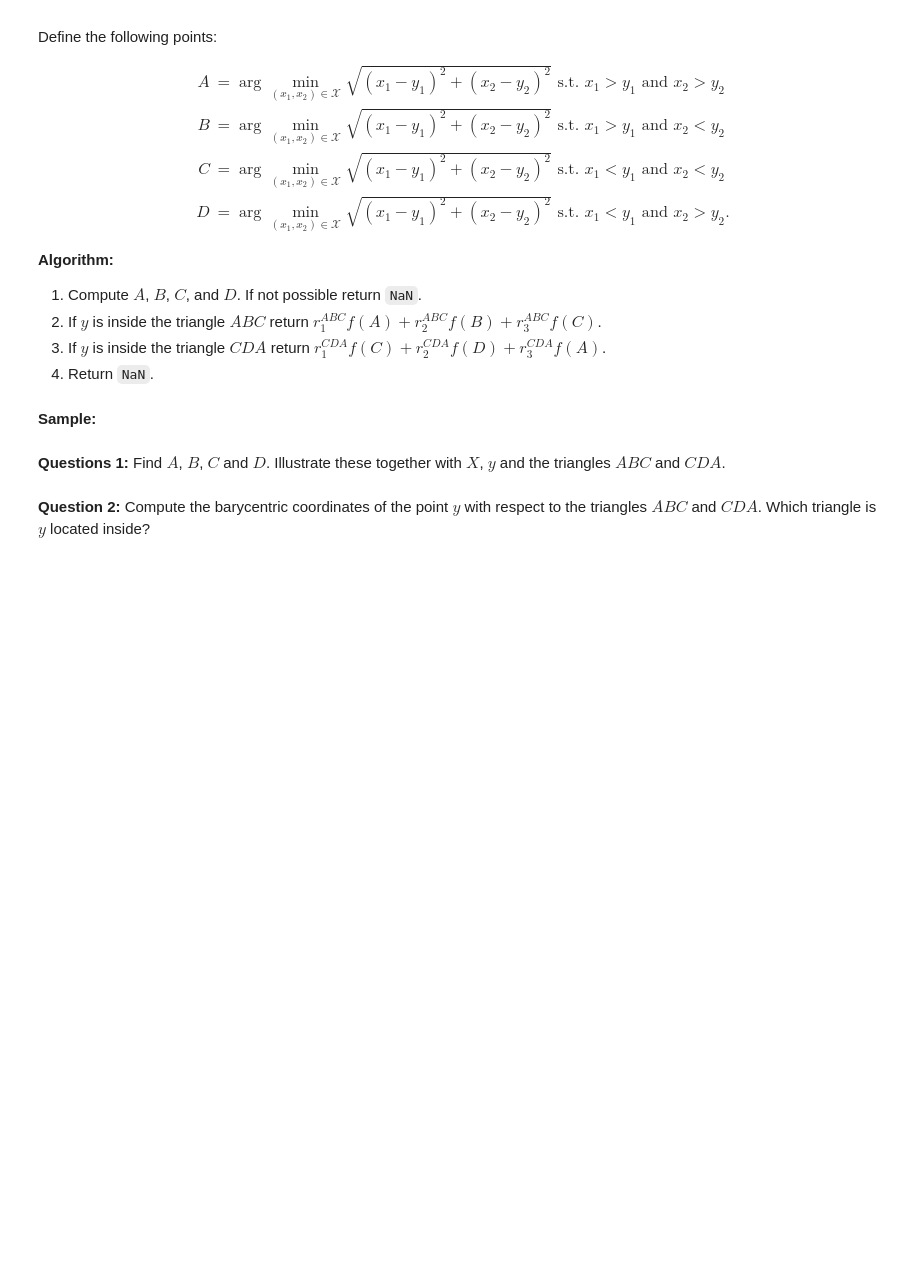
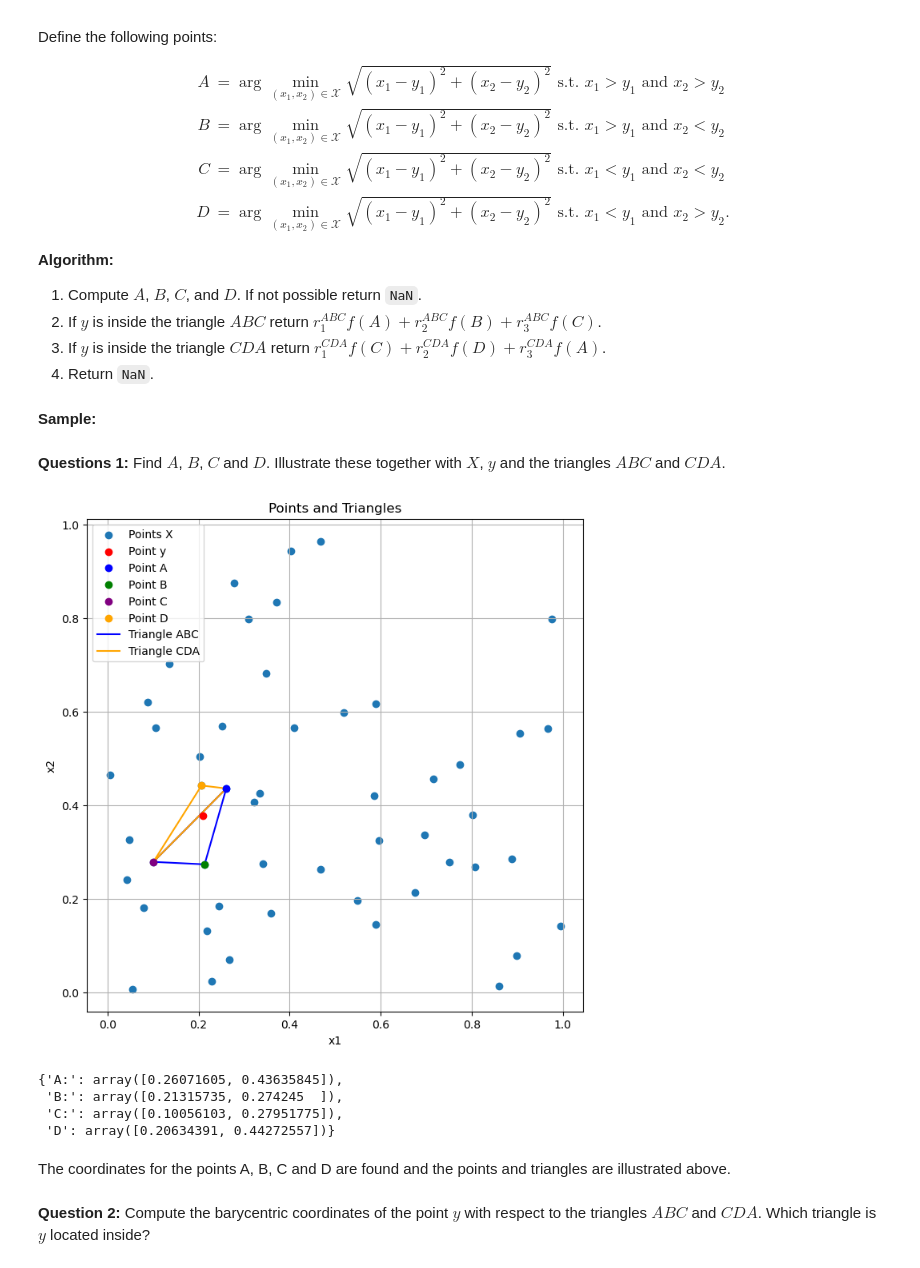
Before and after one commit to NumEconCopenhagen/projects-2024-of-coding, a Jupyter notebook: examproject/exam_2024_new.ipynb, the cells around one changed output. Drawn from its saved outputs; the diff is of its cells as text; code cells hidden in the pictures; blank space fills up the shorter version.

```diff
--- a/examproject/exam_2024_new.ipynb
+++ b/examproject/exam_2024_new.ipynb
@@ -638,2 +637,60 @@ y = rng.uniform(size=(2,))
+# %%
+import numpy as np
+import matplotlib.pyplot as plt
+
+# Sample points and y
+rng = np.random.default_rng(2024)
+X = rng.uniform(size=(50, 2))
+y = rng.uniform(size=(2,))
+
+# Function to find points A, B, C, D
+def find_points(X, y):
+    A = min([x for x in X if x[0] > y[0] and x[1] > y[1]], key=lambda x: np.linalg.norm(x - y), default=None)
+    B = min([x for x in X if x[0] > y[0] and x[1] < y[1]], key=lambda x: np.linalg.norm(x - y), default=None)
+    C = min([x for x in X if x[0] < y[0] and x[1] < y[1]], key=lambda x: np.linalg.norm(x - y), default=None)
+    D = min([x for x in X if x[0] < y[0] and x[1] > y[1]], key=lambda x: np.linalg.norm(x - y), default=None)
+    return A, B, C, D
+
+# Finding the points A, B, C, D
+A, B, C, D = find_points(X, y)
+
+# Plot the points and triangles
+plt.figure(figsize=(8, 8))
+plt.scatter(X[:, 0], X[:, 1], label='Points X')
+plt.scatter(*y, color='red', label='Point y', zorder=5)
+if A is not None: plt.scatter(*A, color='blue', label='Point A', zorder=5)
+if B is not None: plt.scatter(*B, color='green', label='Point B', zorder=5)
+if C is not None: plt.scatter(*C, color='purple', label='Point C', zorder=5)
+if D is not None: plt.scatter(*D, color='orange', label='Point D', zorder=5)
+
+# Draw the triangles
+if A is not None and B is not None and C is not None:
+    plt.plot([A[0], B[0], C[0], A[0]], [A[1], B[1], C[1], A[1]], color='blue', label='Triangle ABC')
+if C is not None and D is not None and A is not None:
+    plt.plot([C[0], D[0], A[0], C[0]], [C[1], D[1], A[1], C[1]], color='orange', label='Triangle CDA')
+
+plt.legend()
+plt.xlabel('x1')
+plt.ylabel('x2')
+plt.title('Points and Triangles')
+plt.grid(True)
+plt.show()
+
+coordinates = {
+    "A:": A,
+    "B:": B,
+    "C:": C,
+    "D": D,
+}
+
+coordinates
+# %% [output]
+[figure, added]
+{'A:': array([0.26071605, 0.43635845]),
+ 'B:': array([0.21315735, 0.274245  ]),
+ 'C:': array([0.10056103, 0.27951775]),
+ 'D': array([0.20634391, 0.44272557])}
+# %% [markdown]
+The coordinates for the points A, B, C and D are found and the points and triangles are illustrated above.
 # %% [markdown]
 **Question 2:** Compute the barycentric coordinates of the point $y$ with respect to the triangles $ABC$ and $CDA$. Which triangle is $y$ located inside?
```
Also changed, not shown: parts of 13 cells of this notebook, 1 other file.
